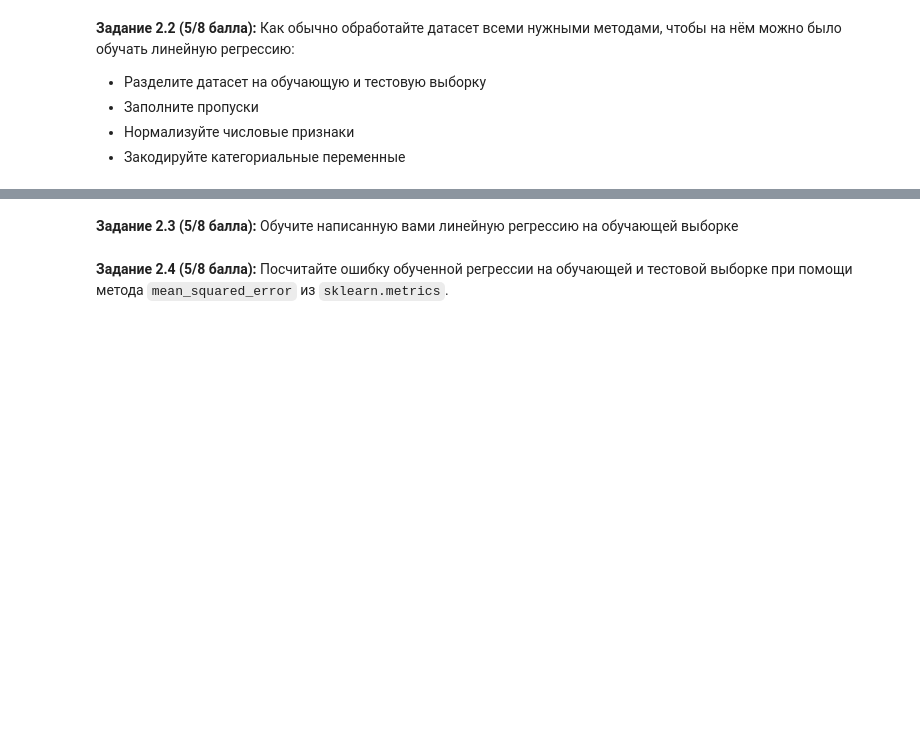
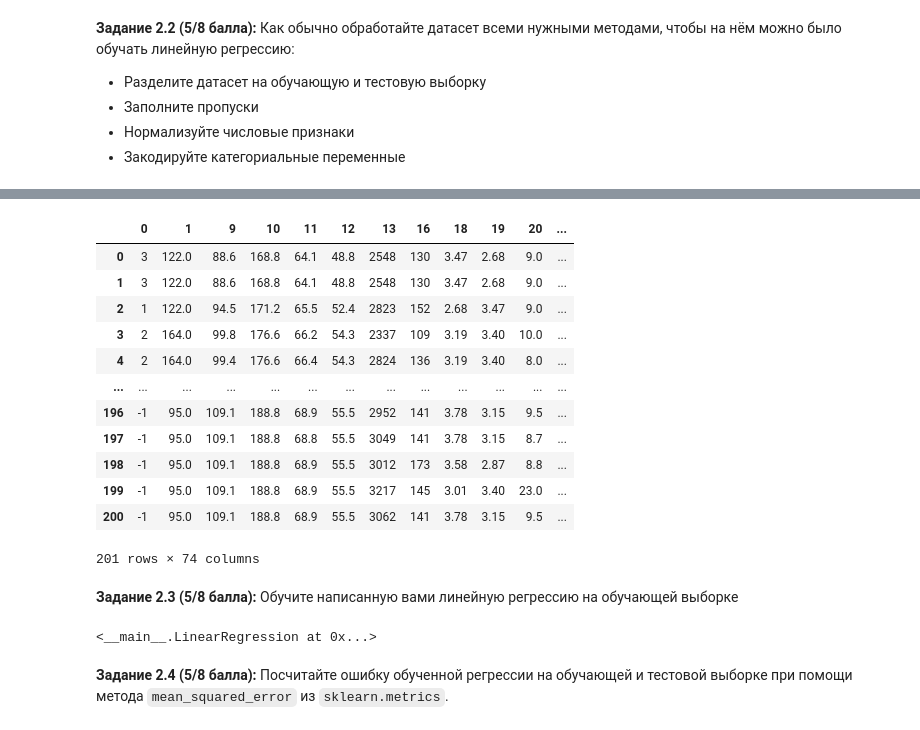
Before and after one commit to TyurinIvan/iad2021, a Jupyter notebook: hw5/hw05_gd.ipynb, the cells around one changed output, grey strips where cells are left out. Cells and saved outputs as stored; diff of their text form; code cells hidden in the pictures; blank space fills up the shorter version.

```diff
--- a/hw5/hw05_gd.ipynb
+++ b/hw5/hw05_gd.ipynb
@@ -540,0 +591,16 @@ X_raw = X_raw.drop(25, axis=1)
+# %%
+X_raw
+# %% [output]
+|  | 0 | 1 | 9 | 10 | 11 | 12 | 13 | 16 | 18 | 19 | 20 | ... |
+| 0 | 3 | 122.0 | 88.6 | 168.8 | 64.1 | 48.8 | 2548 | 130 | 3.47 | 2.68 | 9.0 | ... |
+| 1 | 3 | 122.0 | 88.6 | 168.8 | 64.1 | 48.8 | 2548 | 130 | 3.47 | 2.68 | 9.0 | ... |
+| 2 | 1 | 122.0 | 94.5 | 171.2 | 65.5 | 52.4 | 2823 | 152 | 2.68 | 3.47 | 9.0 | ... |
+| 3 | 2 | 164.0 | 99.8 | 176.6 | 66.2 | 54.3 | 2337 | 109 | 3.19 | 3.40 | 10.0 | ... |
+| 4 | 2 | 164.0 | 99.4 | 176.6 | 66.4 | 54.3 | 2824 | 136 | 3.19 | 3.40 | 8.0 | ... |
+| ... | ... | ... | ... | ... | ... | ... | ... | ... | ... | ... | ... | ... |
+| 196 | -1 | 95.0 | 109.1 | 188.8 | 68.9 | 55.5 | 2952 | 141 | 3.78 | 3.15 | 9.5 | ... |
+| 197 | -1 | 95.0 | 109.1 | 188.8 | 68.8 | 55.5 | 3049 | 141 | 3.78 | 3.15 | 8.7 | ... |
+| 198 | -1 | 95.0 | 109.1 | 188.8 | 68.9 | 55.5 | 3012 | 173 | 3.58 | 2.87 | 8.8 | ... |
+| 199 | -1 | 95.0 | 109.1 | 188.8 | 68.9 | 55.5 | 3217 | 145 | 3.01 | 3.40 | 23.0 | ... |
+| 200 | -1 | 95.0 | 109.1 | 188.8 | 68.9 | 55.5 | 3062 | 141 | 3.78 | 3.15 | 9.5 | ... |
+201 rows × 74 columns
@@ -542,5 +618,8 @@ X_raw = X_raw.drop(25, axis=1)
 **Задание 2.3 (5/8 балла):** Обучите написанную вами линейную регрессию на обучающей выборке
 # %%
 # -- YOUR CODE HERE --
+linear_regression.fit(X_train, y_train, 10000)
+# %% [output]
+<__main__.LinearRegression at 0x...>
 # %% [markdown]
 **Задание 2.4 (5/8 балла):** Посчитайте ошибку обученной регрессии на обучающей и тестовой выборке при помощи метода `mean_squared_error` из `sklearn.metrics`.
```
Also changed, not shown: parts of 26 cells of this notebook.
